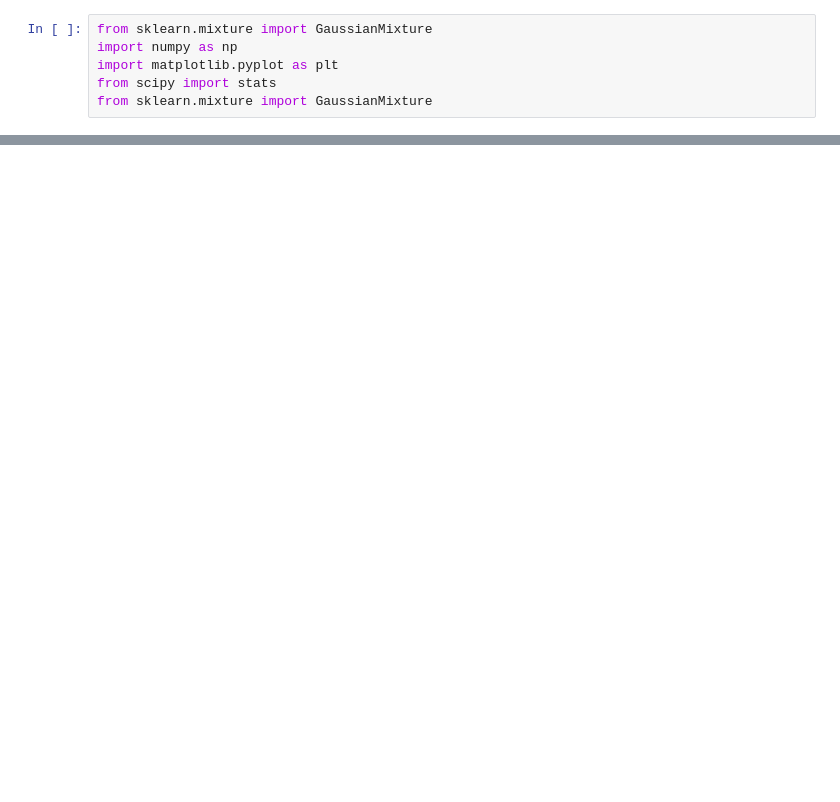
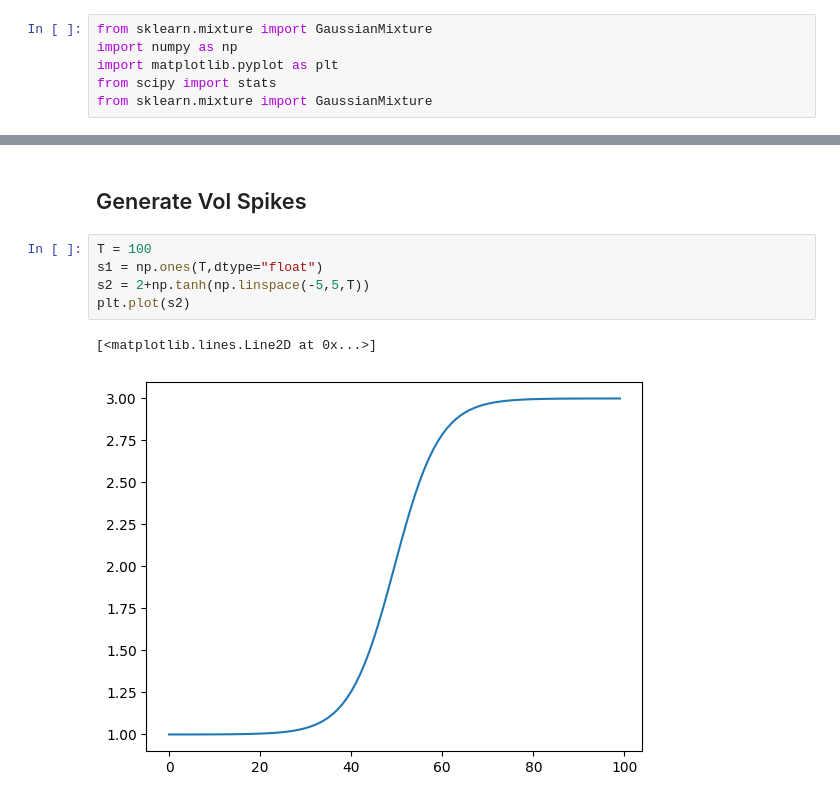
Before and after one commit to jomoussafir/codex, a Jupyter notebook: gaussian_mixture.ipynb, the cells around one changed output, grey strips where cells are left out. Cells and saved outputs as stored; diff of their text form; blank space fills up the shorter version.

```diff
--- a/gaussian_mixture.ipynb
+++ b/gaussian_mixture.ipynb
@@ -48,3 +109,13 @@ print("GMM weights:", gmm.weights_)
 GMM means: [0.9657644  1.97289414]
 GMM standard deviations: [0.18732162 0.18977859]
 GMM weights: [0.79989272 0.20010728]
+# %% [markdown]
+## Generate Vol Spikes
+# %%
+T = 100
+s1 = np.ones(T,dtype="float")
+s2 = 2+np.tanh(np.linspace(-5,5,T))
+plt.plot(s2)
+# %% [output]
+[<matplotlib.lines.Line2D at 0x...>]
+[figure, added]
```
Also changed, not shown: parts of 6 cells of this notebook.
